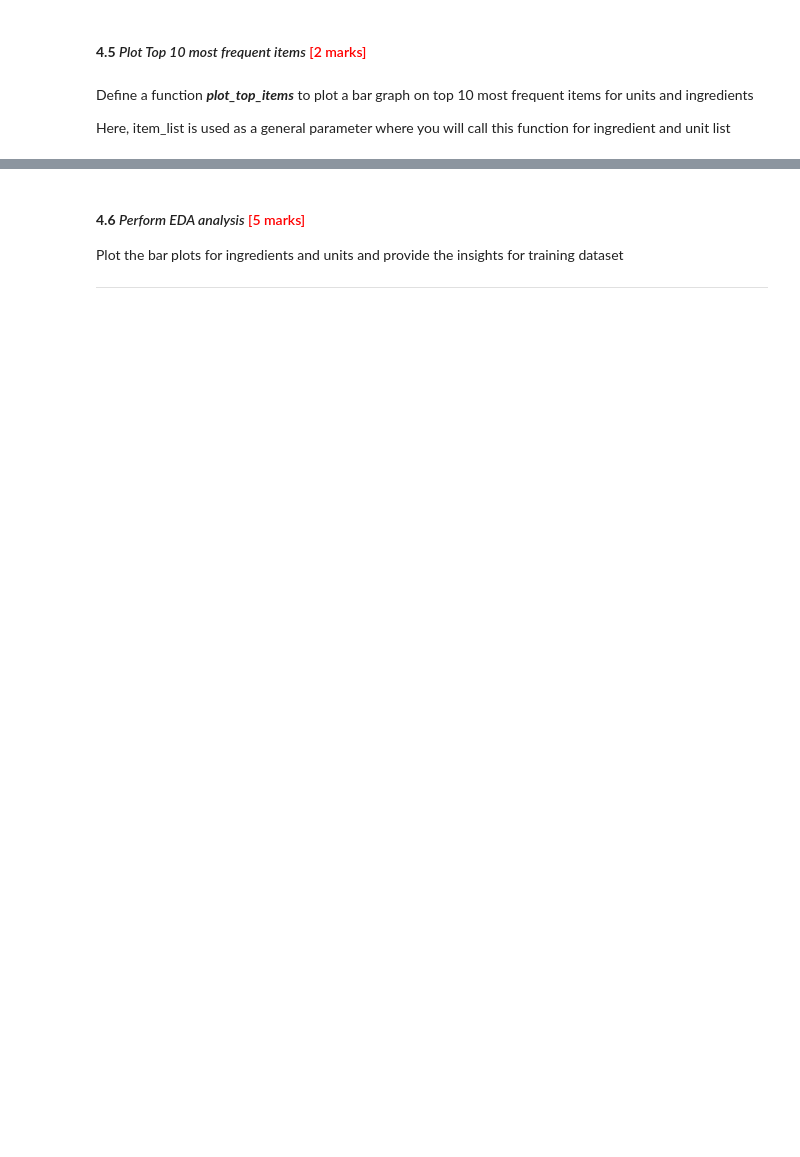
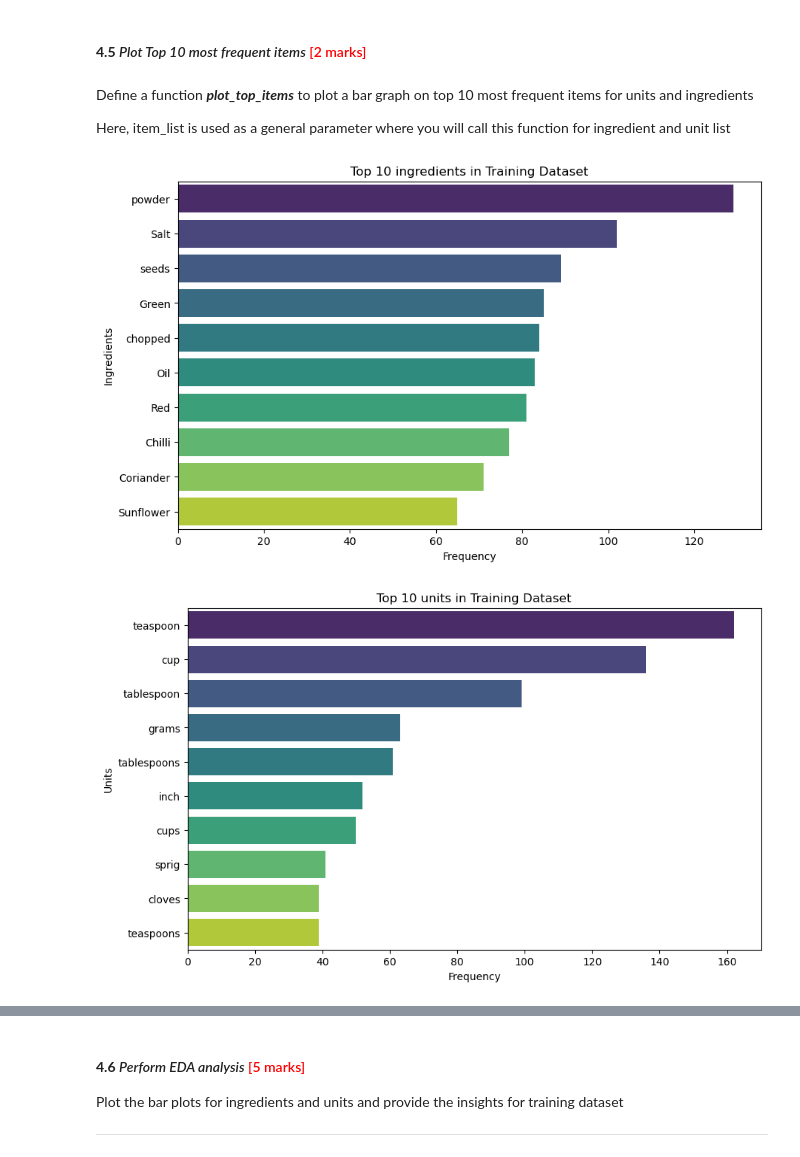
Before and after one commit to rajiv2607/Identifying-Key-Entities-in-Recipe-Data, a Jupyter notebook: Identifying_Key_Entities_Recipe_Data_Starter.ipynb, the cells around one changed output, grey strips where cells are left out. Saved outputs shown, nothing was run; the diff lists cells and outputs as text; code cells hidden in the pictures; blank space fills up the shorter version.

```diff
--- a/Identifying_Key_Entities_Recipe_Data_Starter.ipynb
+++ b/Identifying_Key_Entities_Recipe_Data_Starter.ipynb
@@ -331,2 +353,4 @@ Define a function named ***extract_and_validate_tokens*** with parameters datafr
 # %%
 # extract the tokens and its pos tags
+flat_X_train, flat_y_train = extract_and_validate_tokens(train_df, 'Training')
+flat_X_val, flat_y_val = extract_and_validate_tokens(val_df, 'Validation')
@@ -340,5 +409,6 @@ Define a function ***categorize_tokens*** to categorise tokens into ingredients,
 # %%
 #  call the function to categorise the labels into respective list
+ingredients, units, quantities = categorize_tokens(flat_X_train, flat_y_train)
 # %% [markdown]
 #### **4.4** *Top 10 Most Frequent Items* <font color = red>[3 marks]</font> <br>
 
@@ -351,0 +420,13 @@ Execute this function separately for top 10 most units and ingredients
+# %%
+# define a function get_top_frequent_items to get the top frequent items by using item_list, pos label and dataset_name(Training/Validation) and return top items
+def get_top_frequent_items(item_list, pos_label, dataset_name, top_n=10):
+    counter = Counter(item_list)
+    most_common = counter.most_common(top_n)
+    print(f"\nTop {top_n} most frequent {pos_label} in {dataset_name} dataset:")
+    for item, freq in most_common:
+        print(f"{item}: {freq}")
+    return most_common
+# get the top frequent ingredients, units and quantities from the training dataset
+top_ingredients = get_top_frequent_items(ingredients, 'ingredients', 'Training')
+top_units = get_top_frequent_items(units, 'units', 'Training')
+top_quantities = get_top_frequent_items(quantities, 'quantities', 'Training')
@@ -363,0 +485,19 @@ Here, item_list is used as a general parameter where you will call this function
+# %%
+# define plot top items with parameters - top_item list, label to suggest whether its ingredient or unit, dataset_name
+def plot_top_items(top_items, label, dataset_name):
+    items, frequencies = zip(*top_items)
+    plt.figure(figsize=(10, 6))
+    sns.barplot(x=list(frequencies), y=list(items), palette='viridis')
+    plt.title(f'Top {len(top_items)} {label} in {dataset_name} Dataset')
+    plt.xlabel('Frequency')
+    plt.ylabel(label.capitalize())
+    plt.show()
+# plot the top ingredients in training dataset
+plot_top_items(top_ingredients, 'ingredients', 'Training')
+# plot the top units in training dataset
+plot_top_items(top_units, 'units', 'Training')
+# plot the top quantities in training dataset
+plot_top_items(top_quantities, 'quantities', 'Training')
+# %% [output]
+[figure, added]
+[figure, added]
```
Also changed, not shown: parts of 15 cells of this notebook.
